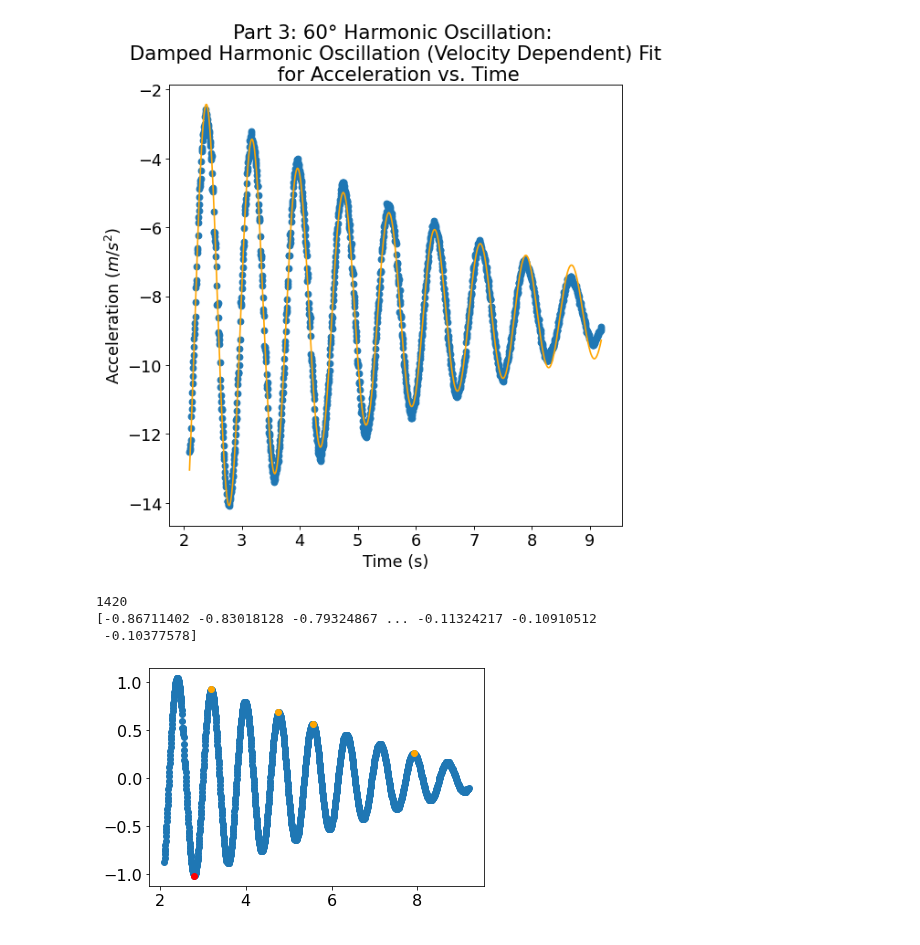
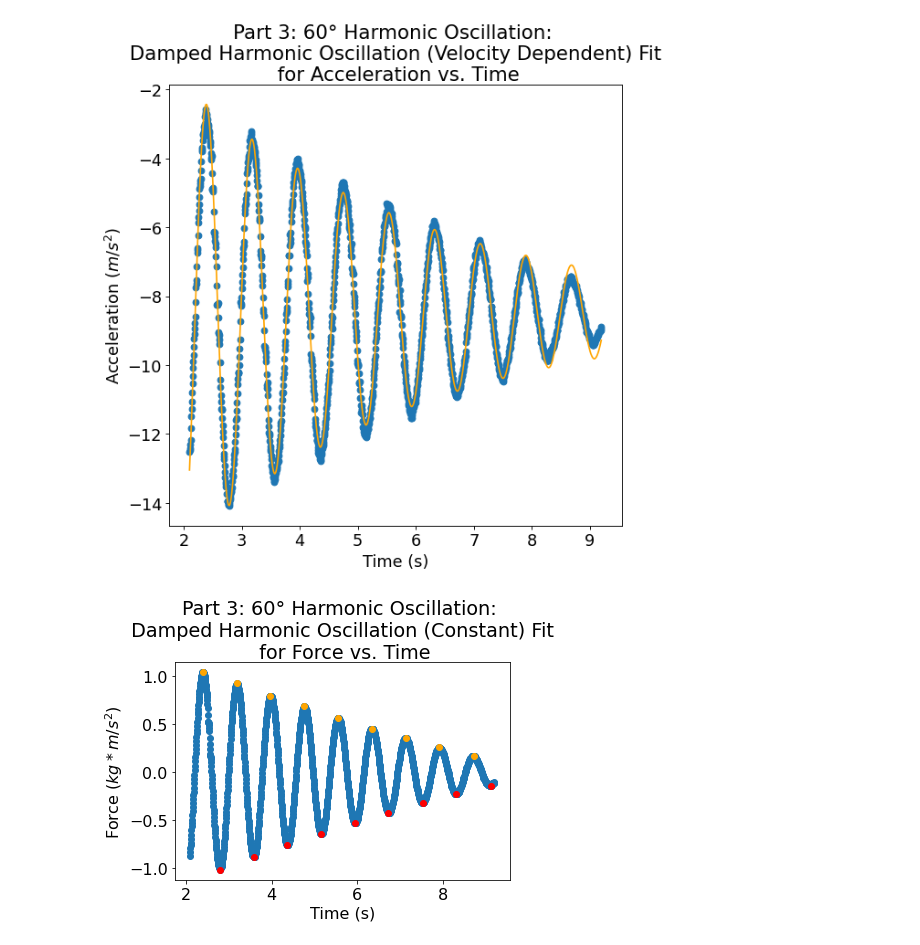
Before and after one commit to matthew-ding/physics5bl, a Jupyter notebook: Lab7/Data/Lab7_Part3.ipynb, the cells around one changed output. Drawn from its saved outputs; the diff is of its cells as text; code cells hidden in the pictures.

```diff
--- a/Lab7/Data/Lab7_Part3.ipynb
+++ b/Lab7/Data/Lab7_Part3.ipynb
@@ -128,24 +136,22 @@ plt.show()
 # %%
 # How many neighboring points to compare to for min/max criteria
 max_indices = sig.find_peaks(force, distance=100)[0]
-min_indices = sig.find_peaks(force, distance=100)[0]
-print(len(force))
-print(force)
+min_indices = sig.find_peaks(-1*force, distance=100)[0]
 
 a_max = force[max_indices]
 t_max = time[max_indices]
 
 a_min = force[min_indices]
 t_min = time[min_indices]
-# %% [output]
-1420
-[-0.86711402 -0.83018128 -0.79324867 ... -0.11324217 -0.10910512
- -0.10377578]
 # %%
 plt.scatter(time, force)
 plt.scatter(t_max, a_max, color='orange')
 plt.scatter(t_min, a_min, color='red')
+# Axes label and title
+plt.title("Part 3: 60° Harmonic Oscillation: \n Damped Harmonic Oscillation (Constant) Fit \n for Force vs. Time", wrap=True)
+plt.xlabel("Time (s)")
+plt.ylabel("Force $(kg*m/s^2)$")
 # plt.xlim(3.9, 4.1)
 plt.show()
 # %% [output]
-[figure, old version]
+[figure, new version]
```
Also changed, not shown: parts of 5 cells of this notebook, 1 other file.
